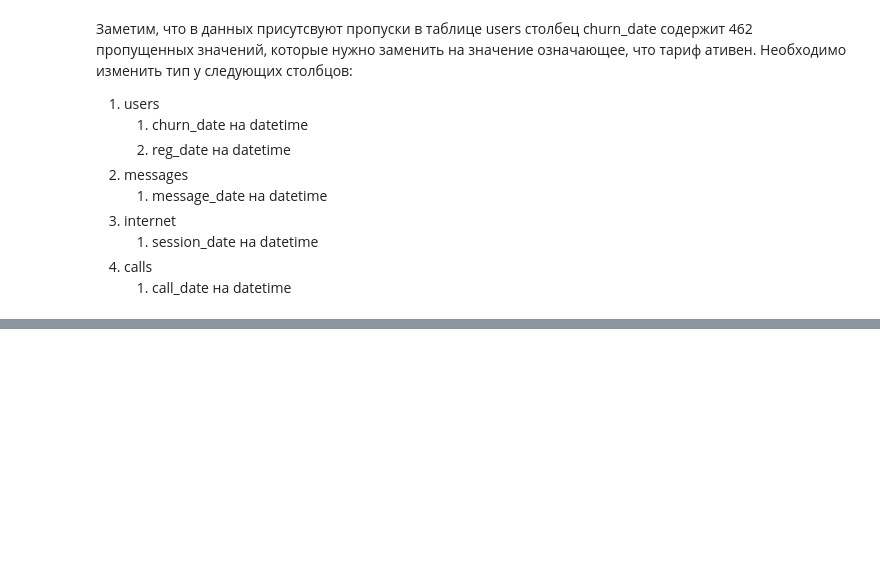
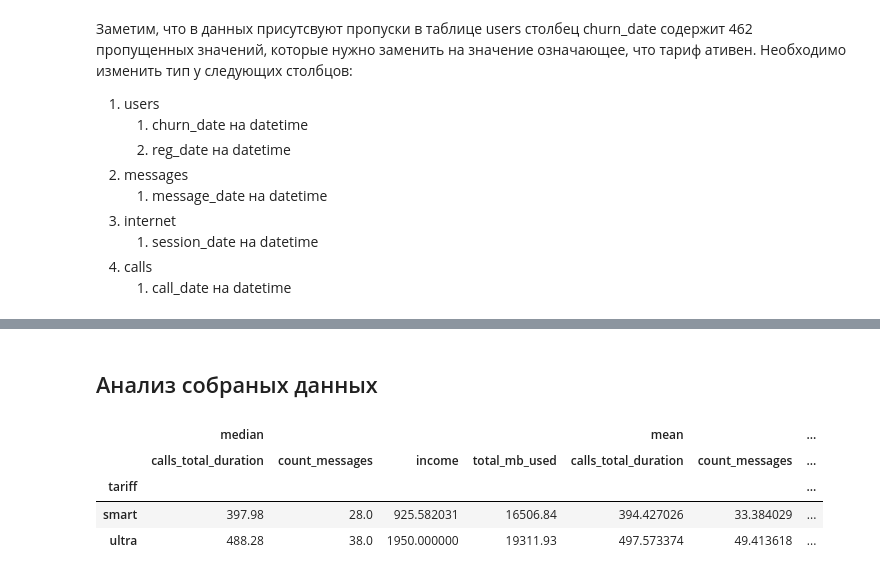
Before and after one commit to Stuksus/Mobile-tariffs-analysis, a Jupyter notebook: Mobile-tariffs-analysis.ipynb, the cells around one changed output, grey strips where cells are left out. Cells and saved outputs as stored; diff of their text form; code cells hidden in the pictures; blank space fills up the shorter version.

```diff
--- a/Mobile-tariffs-analysis.ipynb
+++ b/Mobile-tariffs-analysis.ipynb
@@ -167,0 +320,15 @@ for column, frame in columns_to_datetime.items():
+# %% [markdown]
+## Анализ собраных данных  <a class="anchor" id = 'analysis_stat'></a>
+# %%
+statistic_frame.pivot_table(index = 'tariff', values = ['calls_total_duration',
+                                                        'count_messages',
+                                                        'total_mb_used','income'], aggfunc = ["median",
+                                                                                     "mean",
+                                                                                     'var',
+                                                                                     'std'])
+# %% [output]
+|  | median |  |  |  | mean |  | ... |
+|  | calls_total_duration | count_messages | income | total_mb_used | calls_total_duration | count_messages | ... |
+| tariff |  |  |  |  |  |  | ... |
+| smart | 397.98 | 28.0 | 925.582031 | 16506.84 | 394.427026 | 33.384029 | ... |
+| ultra | 488.28 | 38.0 | 1950.000000 | 19311.93 | 497.573374 | 49.413618 | ... |
```
Also changed, not shown: parts of 42 cells of this notebook.
